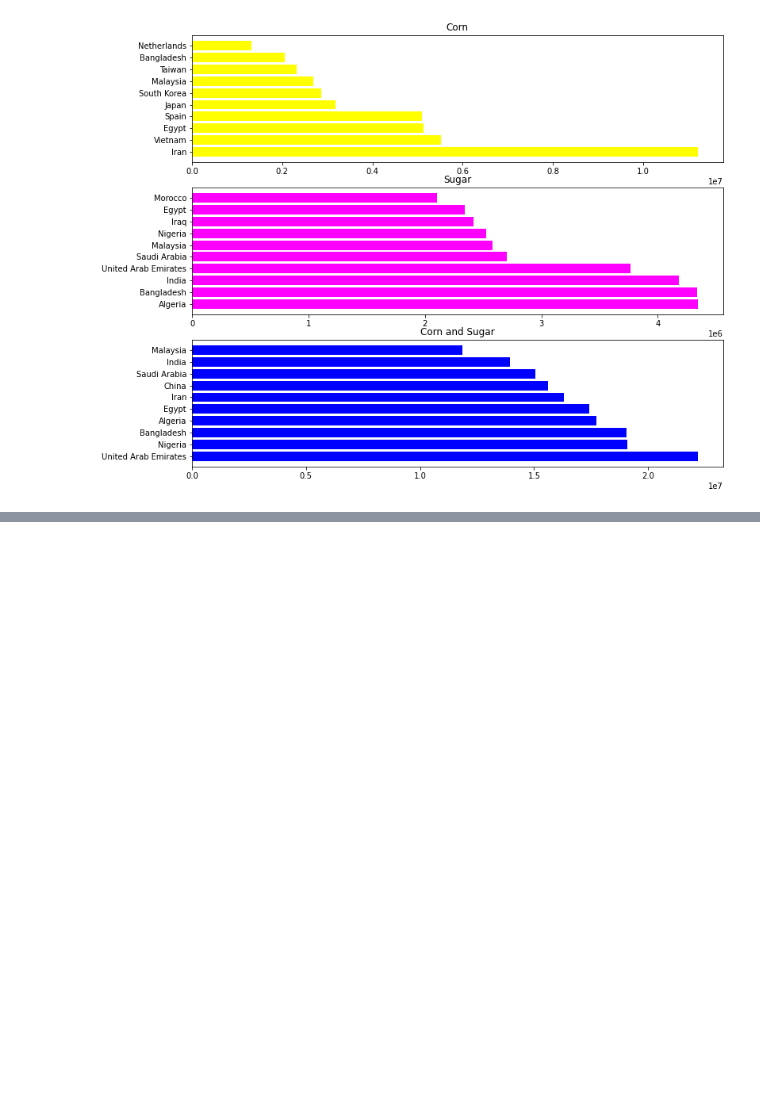
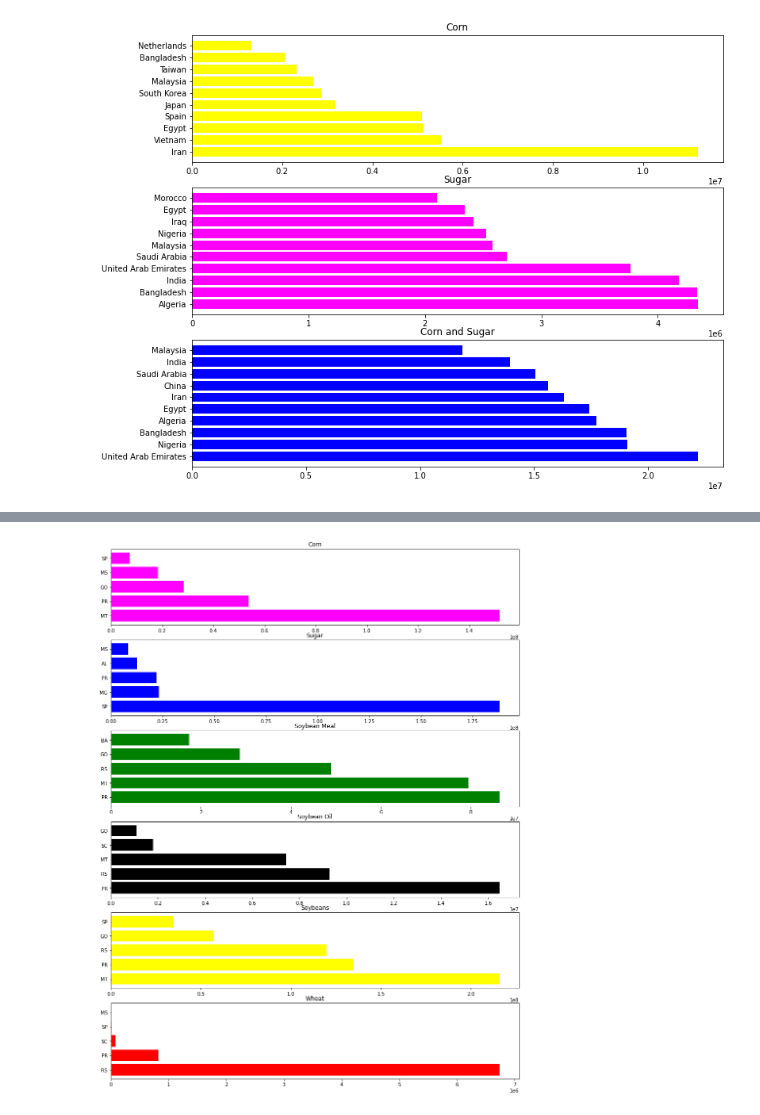
Before and after one commit to yguenka/4intelligence-Case, a Jupyter notebook: Data Analysis Skill Test.ipynb, the cells around one changed output, grey strips where cells are left out. Cells and saved outputs as stored; diff of their text form; code cells hidden in the pictures; blank space fills up the shorter version.

```diff
--- a/Data Analysis Skill Test.ipynb
+++ b/Data Analysis Skill Test.ipynb
@@ -619,0 +639,23 @@ plt.show()
+# %%
+mask_ex = (df['type'] == 'Export')
+exportation = df[mask_ex]
+# %%
+exportation = exportation.groupby(['product', 'state'])[['tons']].sum().reset_index().sort_values(by='tons', ascending=False)
+# %%
+mask_corn = (exportation['product'] == 'corn')
+df_corn = exportation[mask_corn].head(5)
+
+mask_sugar = (exportation['product'] == 'sugar')
+df_sugar = exportation[mask_sugar].head(5)
+
+mask_soybean_meal = (exportation['product'] == 'soybean_meal')
+df_soybean_meal = exportation[mask_soybean_meal].head(5)
+
+mask_soybean_oil = (exportation['product'] == 'soybean_oil')
+df_soybean_oil = exportation[mask_soybean_oil].head(5)
+
+mask_soybeans = (exportation['product'] == 'soybeans')
+df_soybeans = exportation[mask_soybeans].head(5)
+
+mask_wheat = (exportation['product'] == 'wheat')
+df_wheat = exportation[mask_wheat].head(5)
@@ -619,0 +671,22 @@ plt.show()
+# %%
+fig, ax = plt.subplots(6, 1, figsize=(15,20))
+ax[0].barh(df_corn['state'], df_corn['tons'], color='magenta')
+ax[0].set(title='Corn')
+
+ax[1].barh(df_sugar['state'], df_sugar['tons'], color='blue')
+ax[1].set(title='Sugar')
+
+ax[2].barh(df_soybean_meal['state'], df_soybean_meal['tons'], color='green')
+ax[2].set(title='Soybean Meal')
+
+ax[3].barh(df_soybean_oil['state'], df_soybean_oil['tons'], color='black')
+ax[3].set(title='Soybean Oil')
+
+ax[4].barh(df_soybeans['state'], df_soybeans['tons'], color='yellow')
+ax[4].set(title='Soybeans')
+
+ax[5].barh(df_wheat['state'], df_wheat['tons'], color='red')
+ax[5].set(title='Wheat')
+plt.show()
+# %% [output]
+[figure, added]
```
Also changed, not shown: parts of 3 cells of this notebook, 3 other files.
